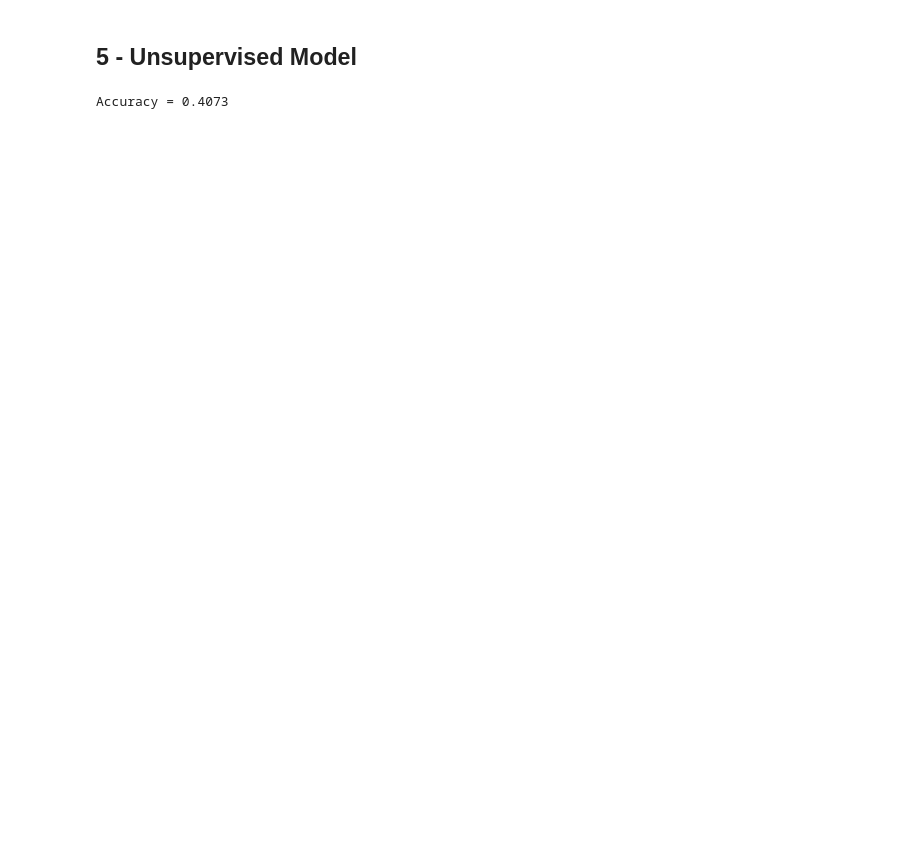
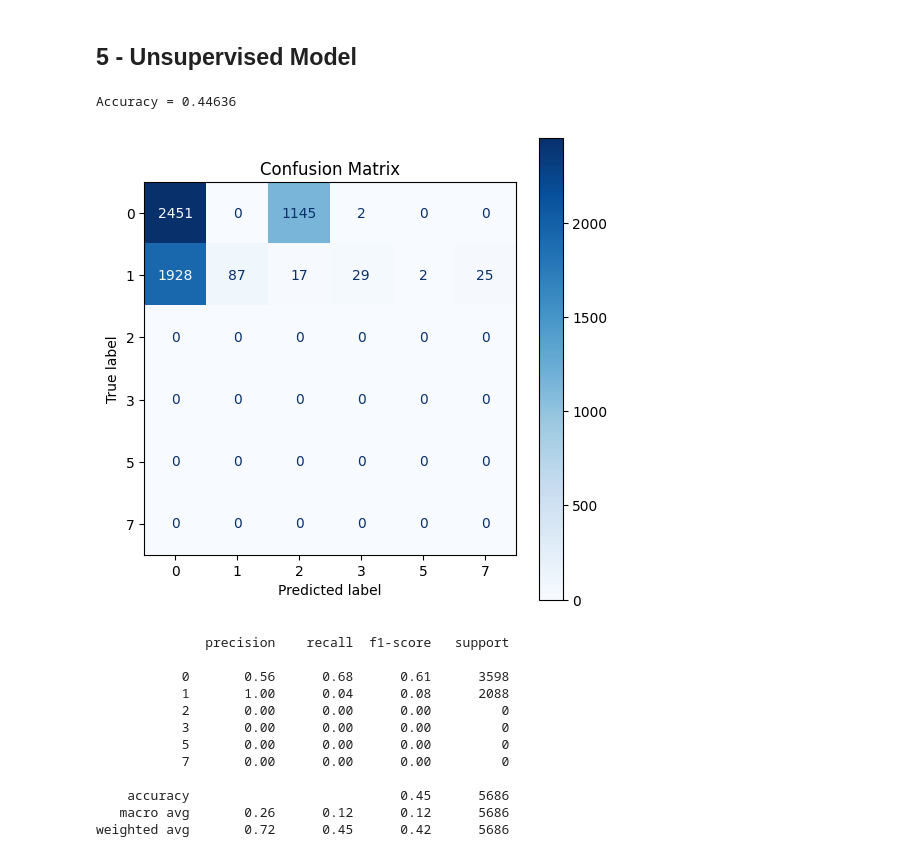
Before and after one commit to randallctc/D7041E_Mini_Project, a Jupyter notebook: mushrooms.ipynb, the cells around one changed output. Cells and saved outputs as stored; diff of their text form; code cells hidden in the pictures; blank space fills up the shorter version.

```diff
--- a/mushrooms.ipynb
+++ b/mushrooms.ipynb
@@ -503,6 +530,20 @@ Accuracy = 0.48558
 ## 5 - Unsupervised Model
 # %%
 k_means_model = KMeans()
-k_means_accuracy = train_test_eval(k_means_model, x_train, y_train, x_test, y_test)
+k_means_results = train_test_eval(k_means_model, x_train, y_train, x_test, y_test)
+display_results(**k_means_results)
 # %% [output]
-Accuracy = 0.4073
+Accuracy = 0.44636
+[figure, added]
+              precision    recall  f1-score   support
+
+           0       0.56      0.68      0.61      3598
+           1       1.00      0.04      0.08      2088
+           2       0.00      0.00      0.00         0
+           3       0.00      0.00      0.00         0
+           5       0.00      0.00      0.00         0
+           7       0.00      0.00      0.00         0
+
+    accuracy                           0.45      5686
+   macro avg       0.26      0.12      0.12      5686
+weighted avg       0.72      0.45      0.42      5686
```
Also changed, not shown: parts of 4 cells of this notebook, 1 other file.
